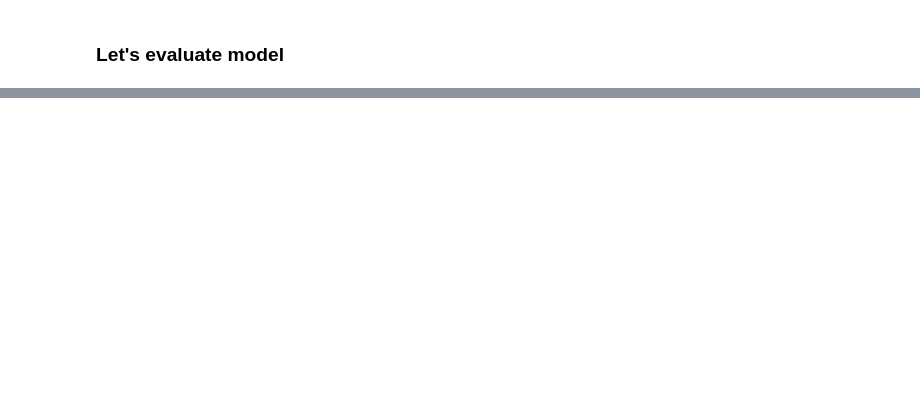
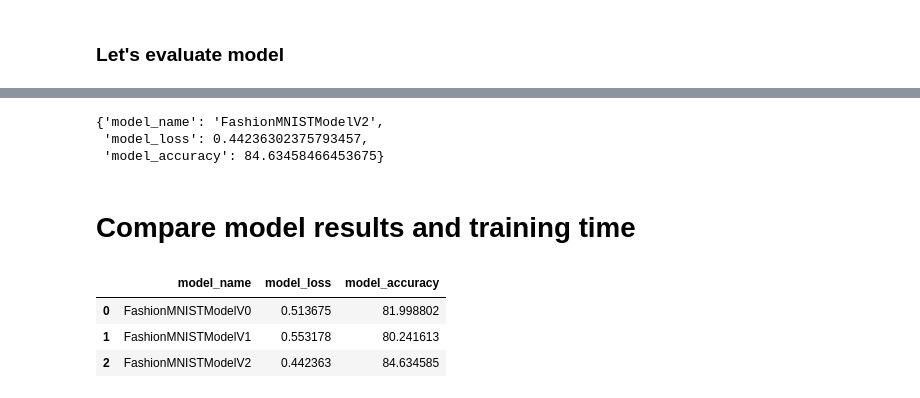
Before and after one commit to MuhammadAbuBakarQureshi/Machine-Learning, a Jupyter notebook: PyTorch/08-PyTorch-Computer-Vision.ipynb, the cells around one changed output, grey strips where cells are left out. Drawn from its saved outputs; the diff is of its cells as text; code cells hidden in the pictures; blank space fills up the shorter version.

```diff
--- a/PyTorch/08-PyTorch-Computer-Vision.ipynb
+++ b/PyTorch/08-PyTorch-Computer-Vision.ipynb
@@ -617,0 +825,21 @@ model_0_result, model_1_result
+# %%
+model_2_result = eval_model(model=model_2,
+                             data_loader=test_dataloader,
+                             loss_fn=loss_fn,
+                             accuracy_fn=accuracy_fn,
+                             device=device)
+model_2_result
+# %% [output]
+{'model_name': 'FashionMNISTModelV2',
+ 'model_loss': 0.44236302375793457,
+ 'model_accuracy': 84.63458466453675}
+# %% [markdown]
+# Compare model results and training time
+# %%
+compare_results = pd.DataFrame([model_0_result, model_1_result, model_2_result])
+compare_results
+# %% [output]
+|  | model_name | model_loss | model_accuracy |
+| 0 | FashionMNISTModelV0 | 0.513675 | 81.998802 |
+| 1 | FashionMNISTModelV1 | 0.553178 | 80.241613 |
+| 2 | FashionMNISTModelV2 | 0.442363 | 84.634585 |
```
Also changed, not shown: parts of 24 cells of this notebook.
